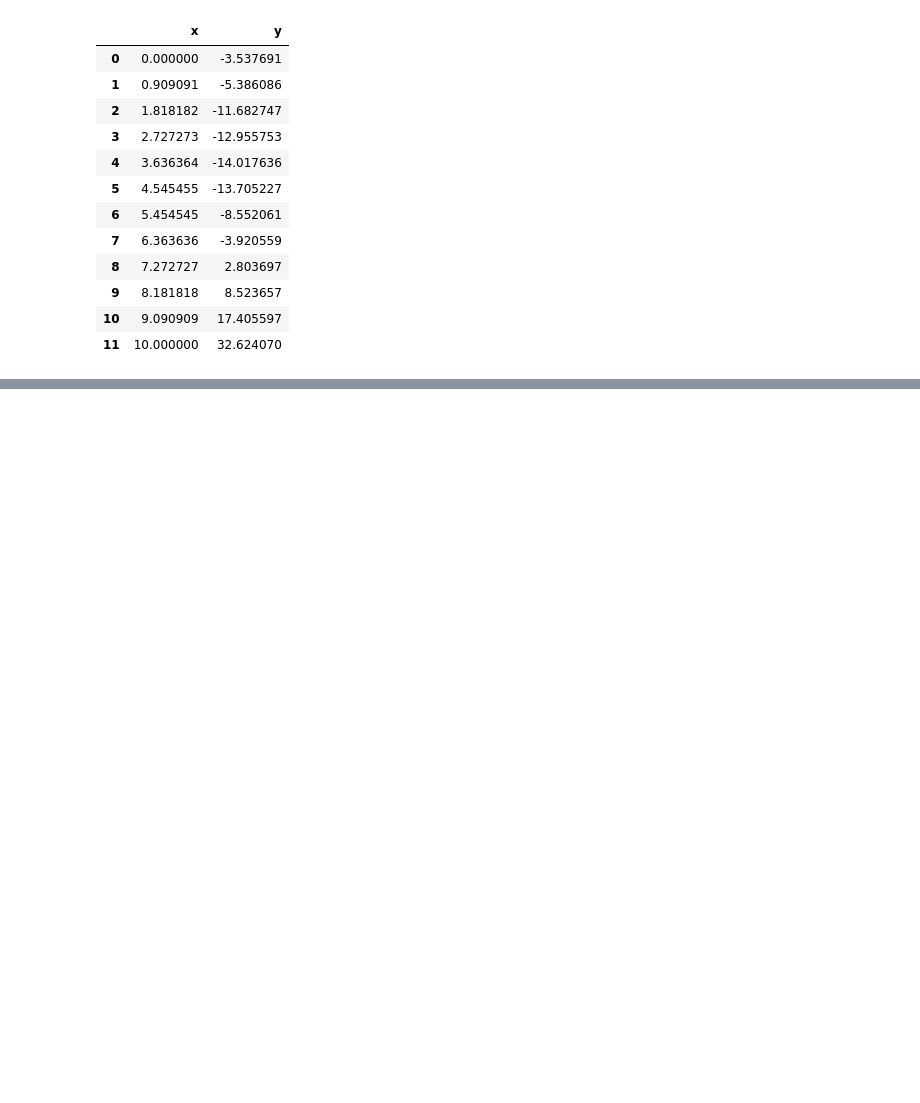
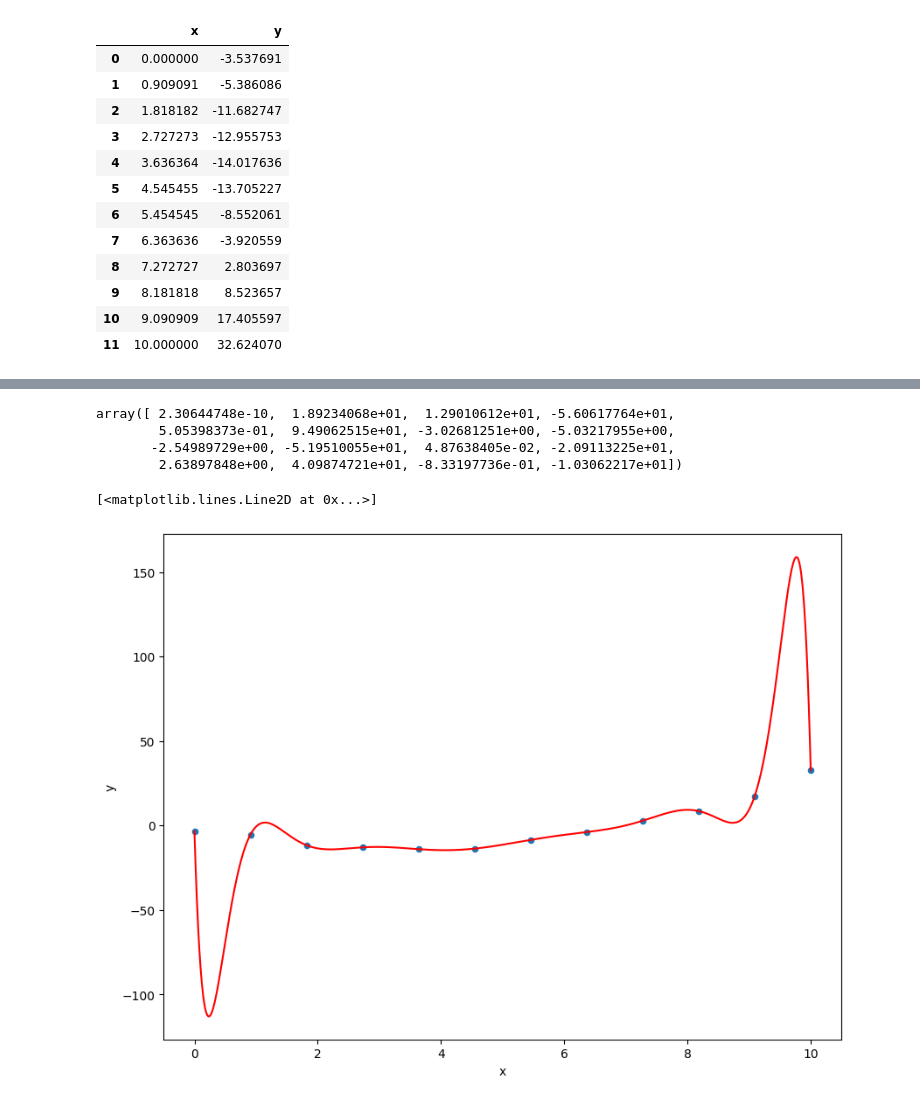
Before and after one commit to AverageGHenjoyer/KursMachineLearningEngineer, a Jupyter notebook: 4_11_polynomial_regression.ipynb, the cells around one changed output, grey strips where cells are left out. Drawn from its saved outputs; the diff is of its cells as text; code cells hidden in the pictures; blank space fills up the shorter version.

```diff
--- a/4_11_polynomial_regression.ipynb
+++ b/4_11_polynomial_regression.ipynb
@@ -29,0 +77,14 @@ ImportError: matplotlib is required for plotting when the default backend "matpl
+# %%
+pipeline.steps[2][1].coef_
+# %% [output]
+array([ 2.30644748e-10,  1.89234068e+01,  1.29010612e+01, -5.60617764e+01,
+        5.05398373e-01,  9.49062515e+01, -3.02681251e+00, -5.03217955e+00,
+       -2.54989729e+00, -5.19510055e+01,  4.87638405e-02, -2.09113225e+01,
+        2.63897848e+00,  4.09874721e+01, -8.33197736e-01, -1.03062217e+01])
+# %%
+xy_df.plot.scatter(x="x", y="y", figsize=(10, 7.5))
+x = np.linspace(0, 10, 1000)
+plt.plot(x, pipeline.predict(x.reshape(-1, 1)), "-r")
+# %% [output]
+[<matplotlib.lines.Line2D at 0x...>]
+[figure, added]
```
Also changed, not shown: parts of 22 cells of this notebook.
